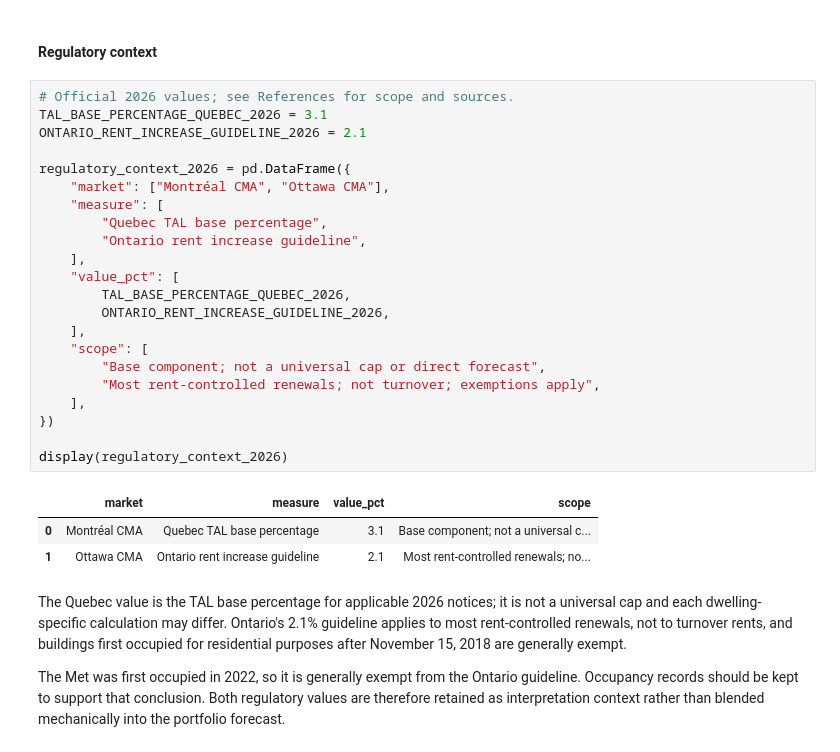
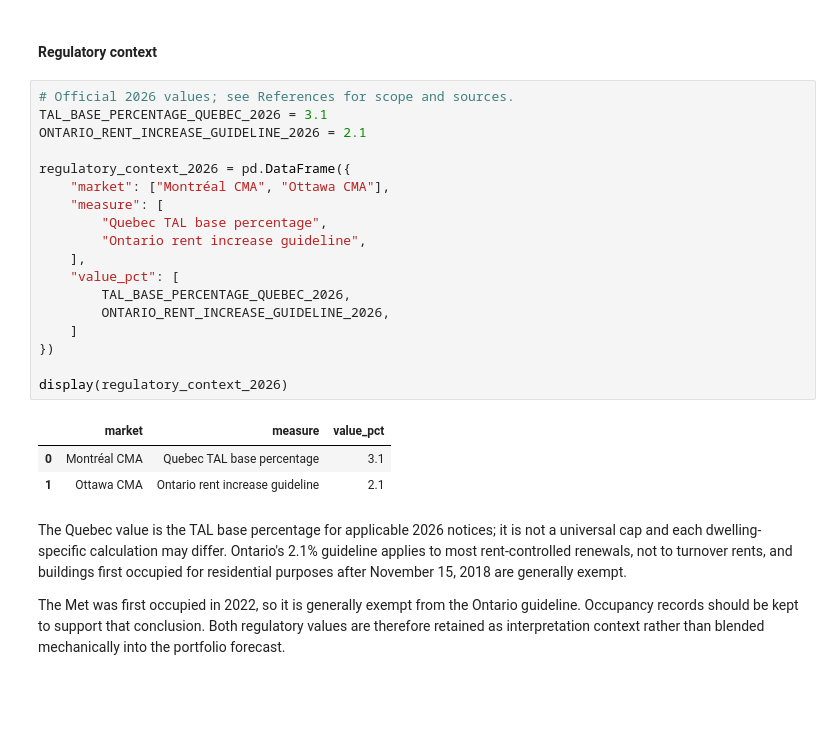
Before and after one commit to serafii/CodeML2026, a Jupyter notebook: rent_forecasting.ipynb, the cells around one changed output. Drawn from its saved outputs; the diff is of its cells as text; blank space fills up the shorter version.

```diff
--- a/rent_forecasting.ipynb
+++ b/rent_forecasting.ipynb
@@ -1214,29 +996,25 @@ It provides the best-performing simple baseline and is therefore selected as the
 # %%
 # Official 2026 values; see References for scope and sources.
 TAL_BASE_PERCENTAGE_QUEBEC_2026 = 3.1
 ONTARIO_RENT_INCREASE_GUIDELINE_2026 = 2.1
 
 regulatory_context_2026 = pd.DataFrame({
     "market": ["Montréal CMA", "Ottawa CMA"],
     "measure": [
         "Quebec TAL base percentage",
         "Ontario rent increase guideline",
     ],
     "value_pct": [
         TAL_BASE_PERCENTAGE_QUEBEC_2026,
         ONTARIO_RENT_INCREASE_GUIDELINE_2026,
-    ],
-    "scope": [
-        "Base component; not a universal cap or direct forecast",
-        "Most rent-controlled renewals; not turnover; exemptions apply",
-    ],
+    ]
 })
 
 display(regulatory_context_2026)
 # %% [output]
-|  | market | measure | value_pct | scope |
-| 0 | Montréal CMA | Quebec TAL base percentage | 3.1 | Base component; not a universal c... |
-| 1 | Ottawa CMA | Ontario rent increase guideline | 2.1 | Most rent-controlled renewals; no... |
+|  | market | measure | value_pct |
+| 0 | Montréal CMA | Quebec TAL base percentage | 3.1 |
+| 1 | Ottawa CMA | Ontario rent increase guideline | 2.1 |
 # %% [markdown]
 The Quebec value is the TAL base percentage for applicable 2026 notices; it is not a universal cap and each dwelling-specific calculation may differ. Ontario's 2.1% guideline applies to most rent-controlled renewals, not to turnover rents, and buildings first occupied for residential purposes after November 15, 2018 are generally exempt.
 
```
Also changed, not shown: parts of 24 cells of this notebook, 2 other files.
